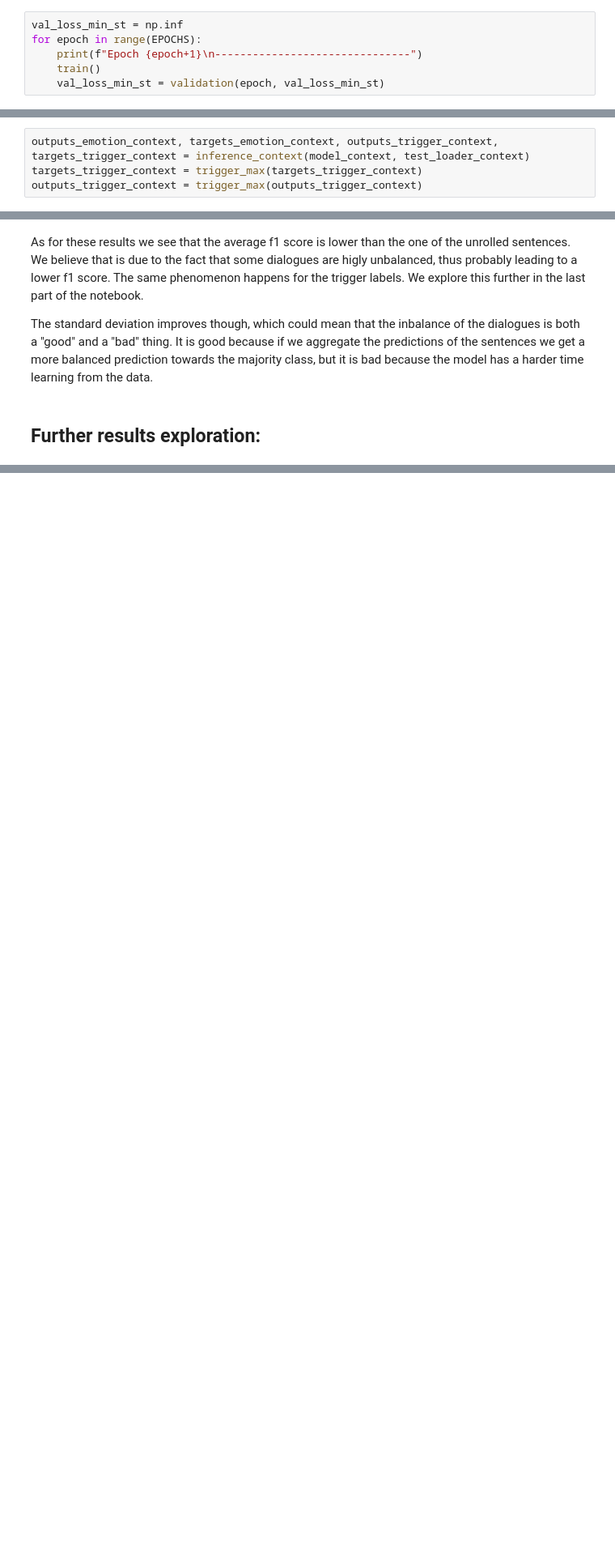
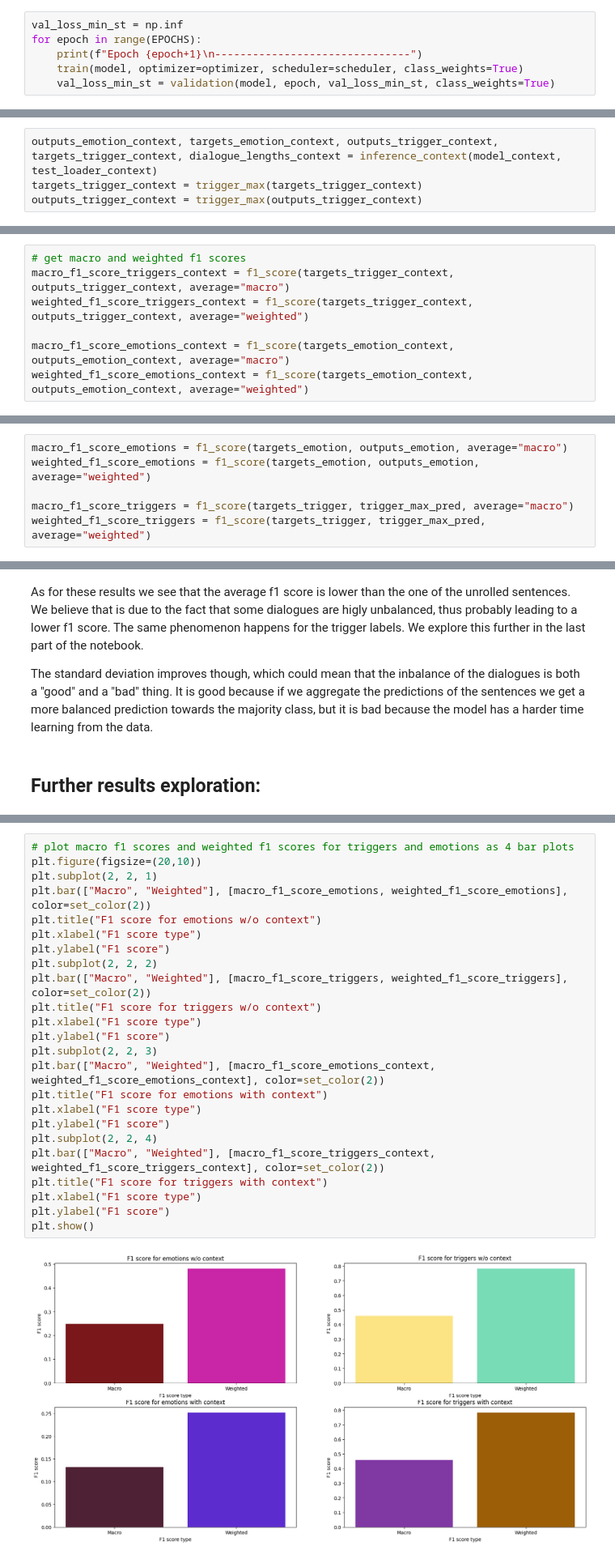
Before and after one commit to CipStr/NLProject, a Jupyter notebook: NLP_standard_project.ipynb, the cells around one changed output, grey strips where cells are left out. Shown at 81% size. Saved outputs shown, nothing was run; the diff lists cells and outputs as text; blank space fills up the shorter version.

Commit message:
Added further results exploration + fixed some issues on class weights warnings

```diff
--- a/NLP_standard_project.ipynb
+++ b/NLP_standard_project.ipynb
@@ -1112,8 +1167,8 @@ Saved PyTorch Model State to model.pth
 val_loss_min_st = np.inf
 for epoch in range(EPOCHS):
     print(f"Epoch {epoch+1}\n-------------------------------")
-    train()
-    val_loss_min_st = validation(epoch, val_loss_min_st)
+    train(model, optimizer=optimizer, scheduler=scheduler, class_weights=True)
+    val_loss_min_st = validation(model, epoch, val_loss_min_st, class_weights=True)
 # %% [output]
 Epoch 1
 -------------------------------
@@ -1136,5 +1193,5 @@ In order to evaluate the BeRT model we use the same metrics as the baseline mode
 # %%
-outputs_emotion_context, targets_emotion_context, outputs_trigger_context, targets_trigger_context = inference_context(model_context, test_loader_context)
+outputs_emotion_context, targets_emotion_context, outputs_trigger_context, targets_trigger_context, dialogue_lengths_context = inference_context(model_context, test_loader_context)
 targets_trigger_context = trigger_max(targets_trigger_context)
 outputs_trigger_context = trigger_max(outputs_trigger_context)
 # %%
@@ -1166,2 +1231,9 @@ weighted avg       0.32      0.35      0.31      3558
+# %%
+# get macro and weighted f1 scores
+macro_f1_score_triggers_context = f1_score(targets_trigger_context, outputs_trigger_context, average="macro")
+weighted_f1_score_triggers_context = f1_score(targets_trigger_context, outputs_trigger_context, average="weighted")
+
+macro_f1_score_emotions_context = f1_score(targets_emotion_context, outputs_emotion_context, average="macro")
+weighted_f1_score_emotions_context = f1_score(targets_emotion_context, outputs_emotion_context, average="weighted")
 # %% [markdown]
 We get the results for the emotions and the triggers separately.
@@ -1215 +1281,7 @@ RMSE for emotions: 1.779828894517824
+# %%
+macro_f1_score_emotions = f1_score(targets_emotion, outputs_emotion, average="macro")
+weighted_f1_score_emotions = f1_score(targets_emotion, outputs_emotion, average="weighted")
+
+macro_f1_score_triggers = f1_score(targets_trigger, trigger_max_pred, average="macro")
+weighted_f1_score_triggers = f1_score(targets_trigger, trigger_max_pred, average="weighted")
 # %% [markdown]
@@ -1283,0 +1382,26 @@ The standard deviation improves though, which could mean that the inbalance of t
+# %%
+# plot macro f1 scores and weighted f1 scores for triggers and emotions as 4 bar plots
+plt.figure(figsize=(20,10))
+plt.subplot(2, 2, 1)
+plt.bar(["Macro", "Weighted"], [macro_f1_score_emotions, weighted_f1_score_emotions], color=set_color(2))
+plt.title("F1 score for emotions w/o context")
+plt.xlabel("F1 score type")
+plt.ylabel("F1 score")
+plt.subplot(2, 2, 2)
+plt.bar(["Macro", "Weighted"], [macro_f1_score_triggers, weighted_f1_score_triggers], color=set_color(2))
+plt.title("F1 score for triggers w/o context")
+plt.xlabel("F1 score type")
+plt.ylabel("F1 score")
+plt.subplot(2, 2, 3)
+plt.bar(["Macro", "Weighted"], [macro_f1_score_emotions_context, weighted_f1_score_emotions_context], color=set_color(2))
+plt.title("F1 score for emotions with context")
+plt.xlabel("F1 score type")
+plt.ylabel("F1 score")
+plt.subplot(2, 2, 4)
+plt.bar(["Macro", "Weighted"], [macro_f1_score_triggers_context, weighted_f1_score_triggers_context], color=set_color(2))
+plt.title("F1 score for triggers with context")
+plt.xlabel("F1 score type")
+plt.ylabel("F1 score")
+plt.show()
+# %% [output]
+[figure, added]
```
Also changed, not shown: parts of 65 cells of this notebook.
